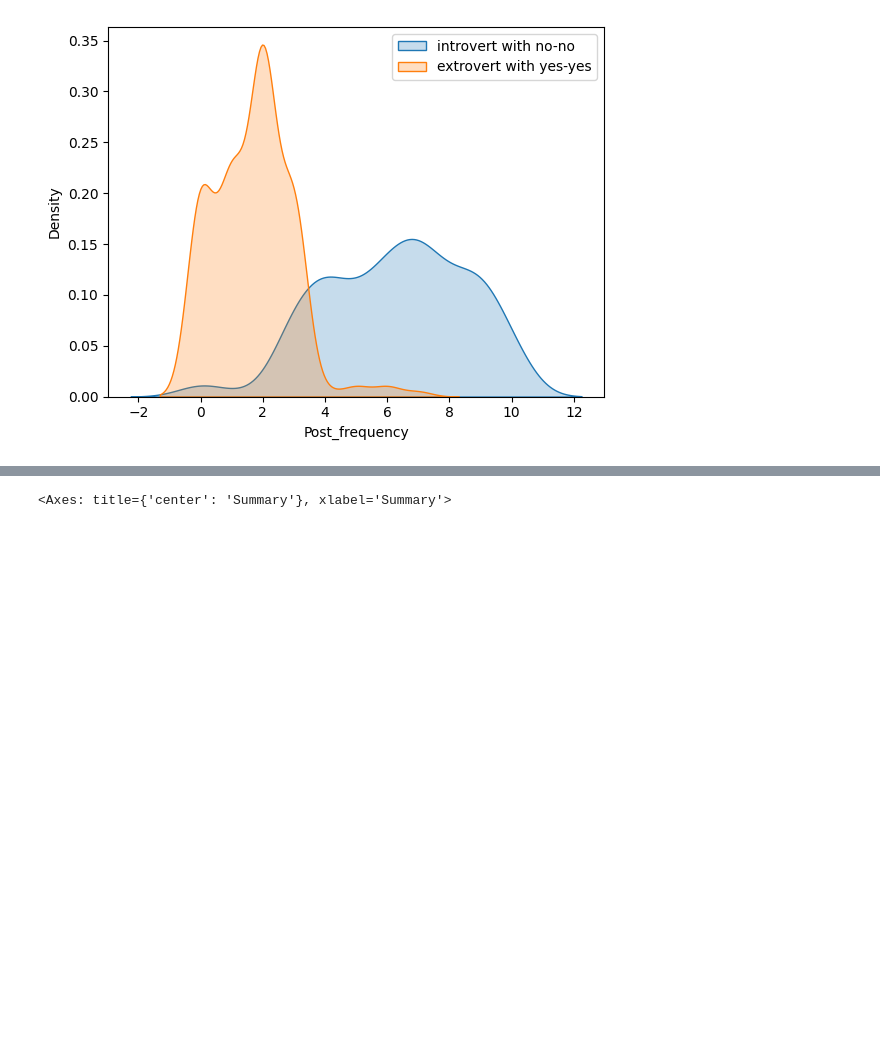
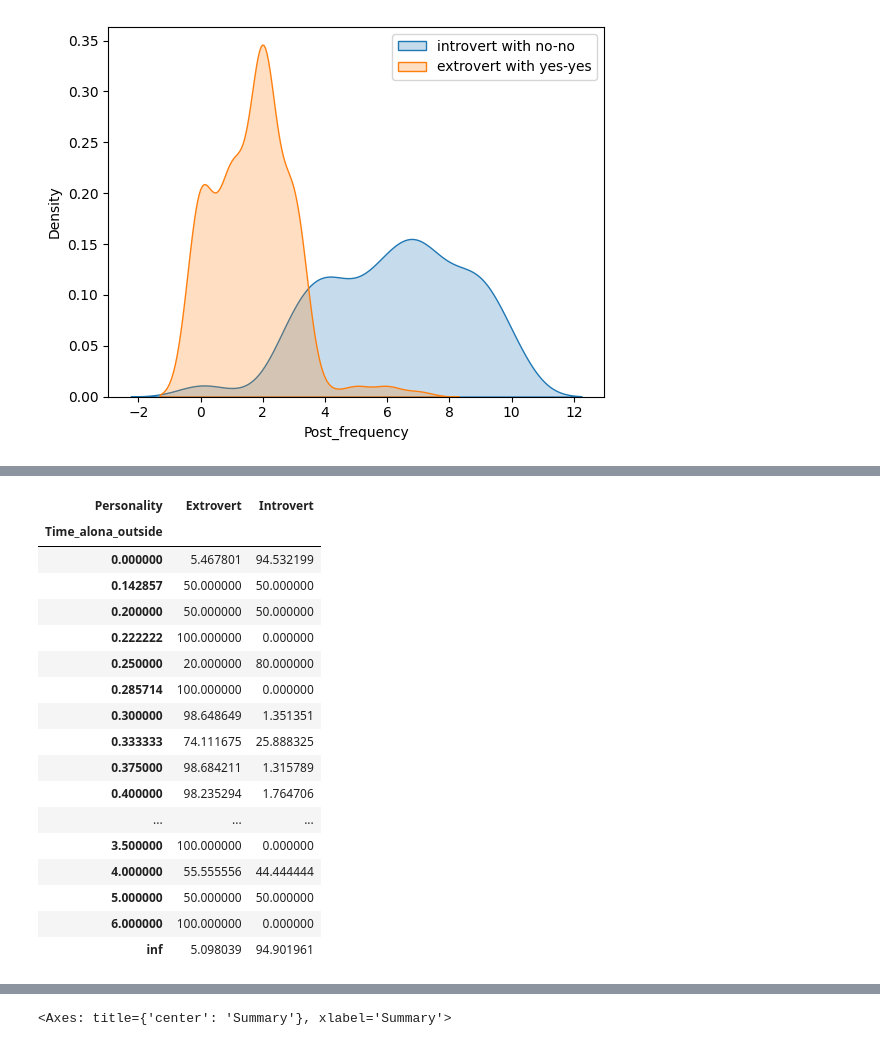
Before and after one commit to PiotrPieciak/LEARN_06_KAGGLE_Predict_Introverts, a Jupyter notebook: notebooks/01_Introverts_and_extroverts_EDA.ipynb, the cells around one changed output, grey strips where cells are left out. Saved outputs shown, nothing was run; the diff lists cells and outputs as text; code cells hidden in the pictures; blank space fills up the shorter version.

Commit message:
Kaggle Notebook | 01_Introverts_and_extroverts_EDA | Version 23

```diff
--- a/notebooks/01_Introverts_and_extroverts_EDA.ipynb
+++ b/notebooks/01_Introverts_and_extroverts_EDA.ipynb
@@ -340,0 +406,23 @@ for col in test_df.columns:
+# %%
+train_df['Time_alona_outside'].value_counts()
+result = pd.crosstab(train_df['Time_alona_outside'],train_df['Personality'], normalize='index')*100
+result
+# %% [output]
+| Personality | Extrovert | Introvert |
+| Time_alona_outside |  |  |
+| 0.000000 | 5.467801 | 94.532199 |
+| 0.142857 | 50.000000 | 50.000000 |
+| 0.200000 | 50.000000 | 50.000000 |
+| 0.222222 | 100.000000 | 0.000000 |
+| 0.250000 | 20.000000 | 80.000000 |
+| 0.285714 | 100.000000 | 0.000000 |
+| 0.300000 | 98.648649 | 1.351351 |
+| 0.333333 | 74.111675 | 25.888325 |
+| 0.375000 | 98.684211 | 1.315789 |
+| 0.400000 | 98.235294 | 1.764706 |
+| ... | ... | ... |
+| 3.500000 | 100.000000 | 0.000000 |
+| 4.000000 | 55.555556 | 44.444444 |
+| 5.000000 | 50.000000 | 50.000000 |
+| 6.000000 | 100.000000 | 0.000000 |
+| inf | 5.098039 | 94.901961 |
```
Also changed, not shown: parts of 16 cells of this notebook.
